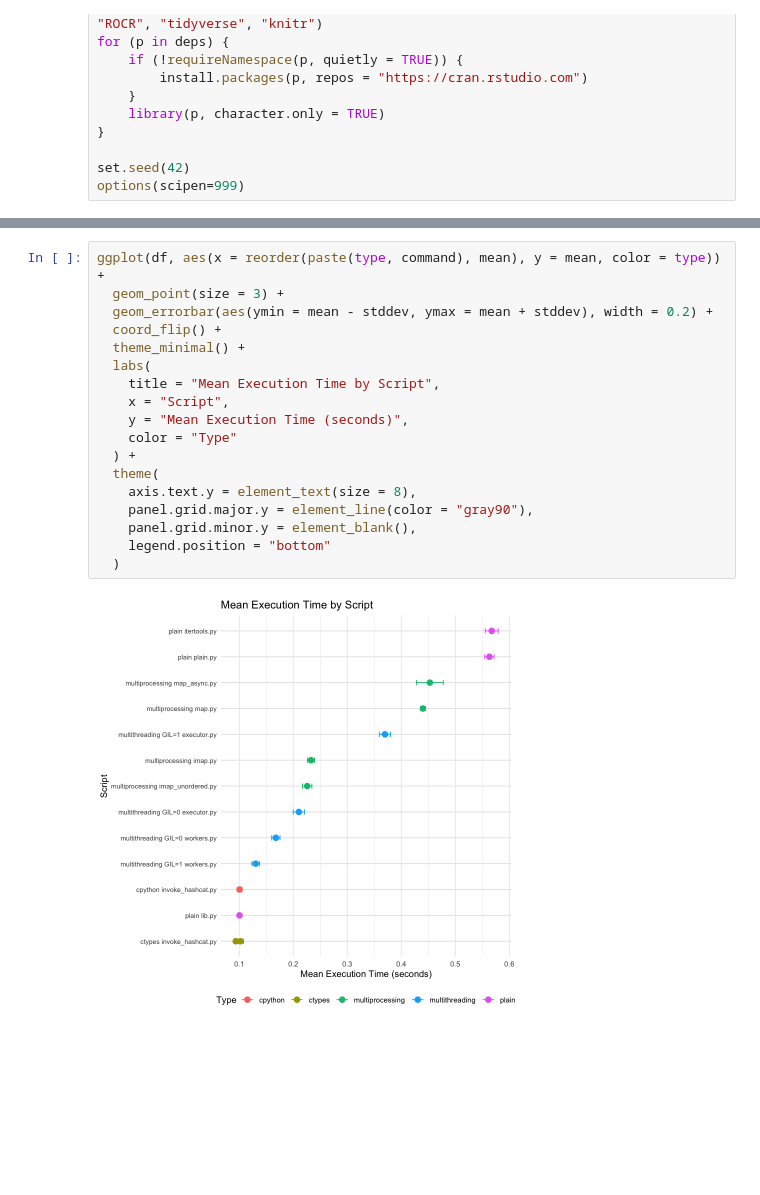
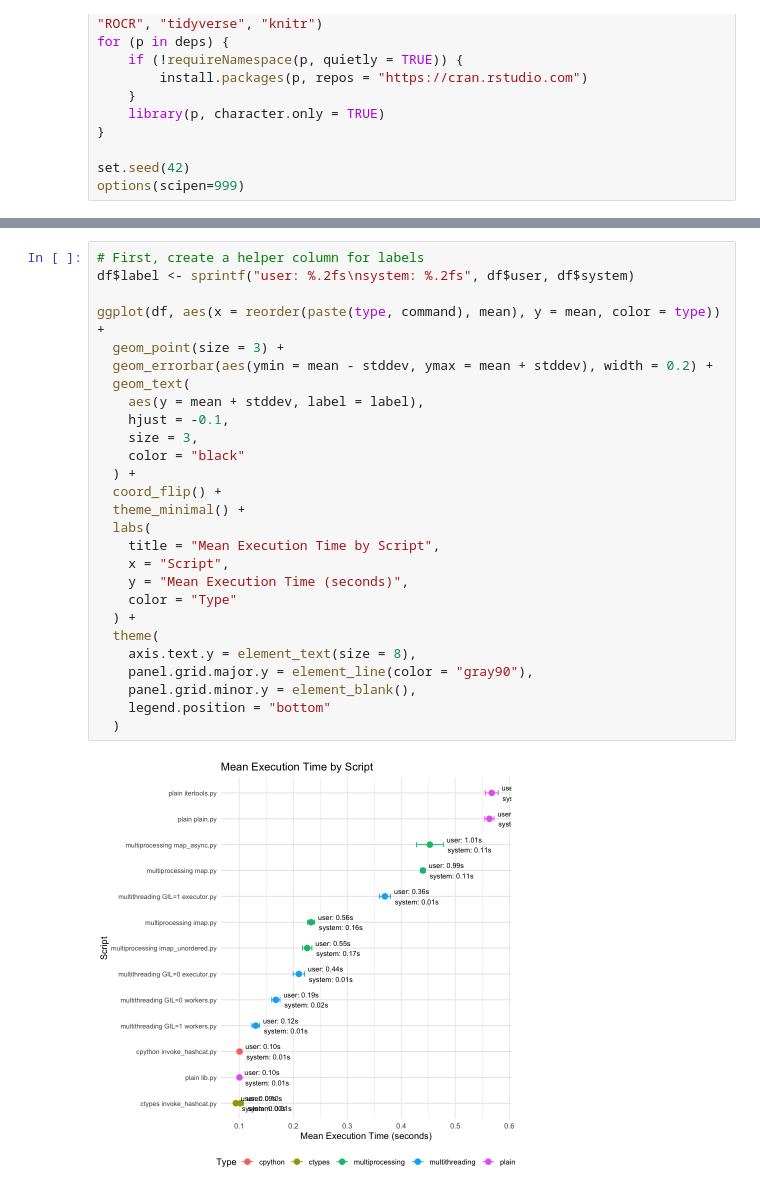
Before and after one commit to sueszli/nogil, a Jupyter notebook: docs/plots.ipynb, the cells around one changed output, grey strips where cells are left out. Cells and saved outputs as stored; diff of their text form; blank space fills up the shorter version.

```diff
--- a/docs/plots.ipynb
+++ b/docs/plots.ipynb
@@ -32,20 +32,29 @@ kable(df)
 # %%
+# First, create a helper column for labels
+df$label <- sprintf("user: %.2fs\nsystem: %.2fs", df$user, df$system)
+
 ggplot(df, aes(x = reorder(paste(type, command), mean), y = mean, color = type)) +
   geom_point(size = 3) +
   geom_errorbar(aes(ymin = mean - stddev, ymax = mean + stddev), width = 0.2) +
+  geom_text(
+    aes(y = mean + stddev, label = label),
+    hjust = -0.1,
+    size = 3,
+    color = "black"
+  ) +
   coord_flip() +
   theme_minimal() +
   labs(
     title = "Mean Execution Time by Script",
     x = "Script",
     y = "Mean Execution Time (seconds)",
     color = "Type"
   ) +
   theme(
     axis.text.y = element_text(size = 8),
     panel.grid.major.y = element_line(color = "gray90"),
     panel.grid.minor.y = element_blank(),
     legend.position = "bottom"
   )
 # %% [output]
-[figure, old version]
+[figure, new version]
```
Also changed, not shown: parts of 1 cell of this notebook, 2 other files.
